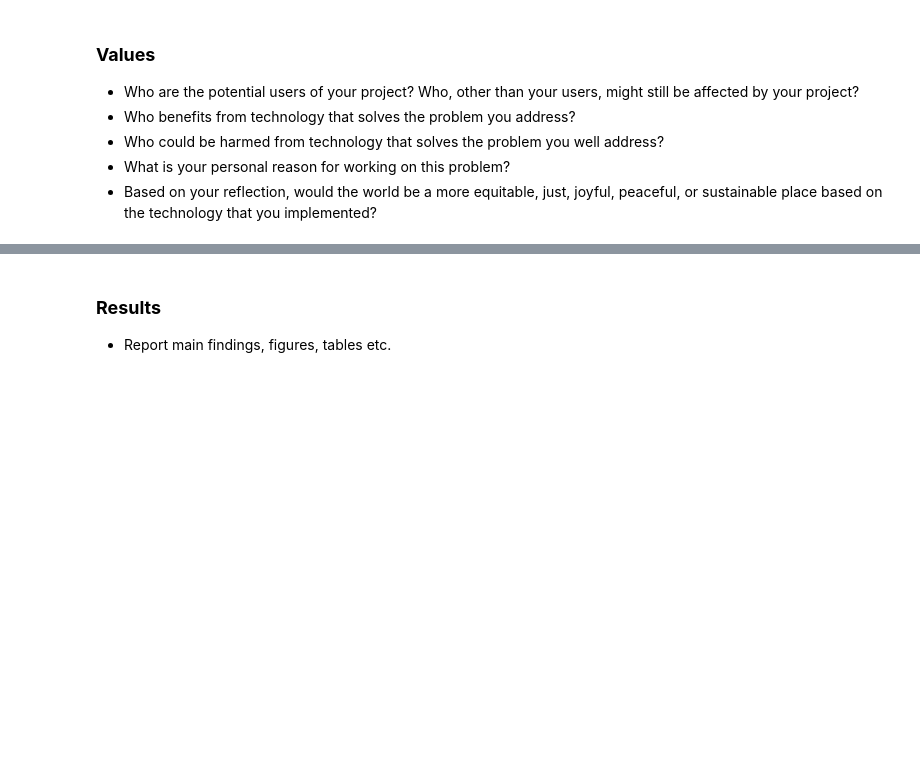
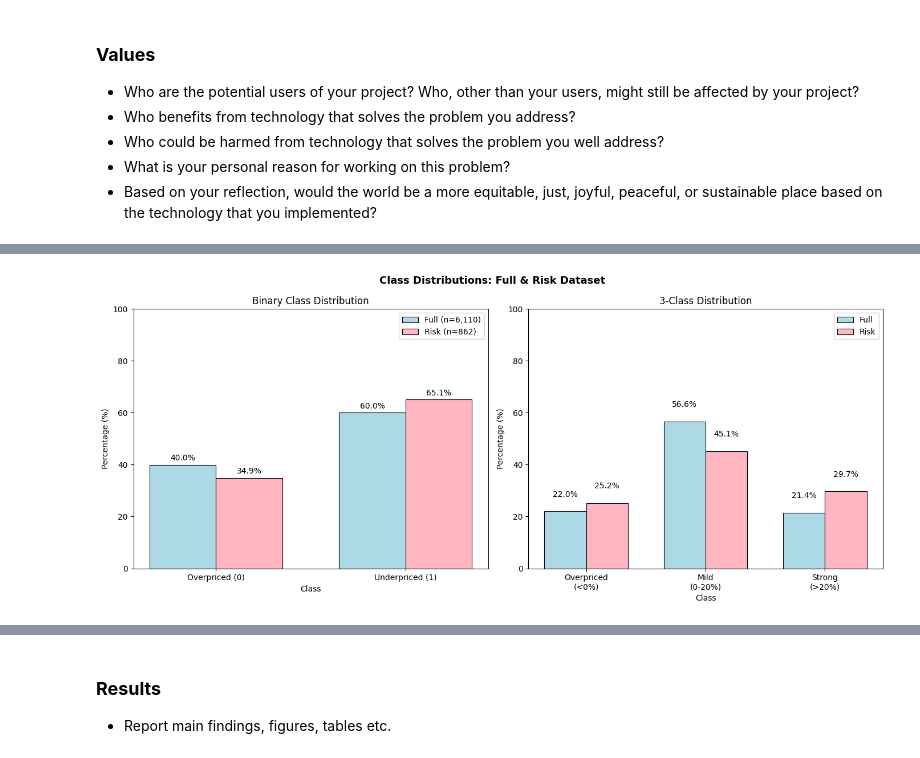
Before and after one commit to A-Kester/ipologists, a Jupyter notebook: report.ipynb, the cells around one changed output, grey strips where cells are left out. Saved outputs shown, nothing was run; the diff lists cells and outputs as text; code cells hidden in the pictures; blank space fills up the shorter version.

```diff
--- a/report.ipynb
+++ b/report.ipynb
@@ -51,0 +96,55 @@ risk = pd.read_csv('data/final/dataset_with_risk.csv')
+# %%
+import matplotlib.pyplot as plt
+import numpy as np
+from src.pipeline import three_class
+
+full_3c= three_class(full)
+risk_3c = three_class(risk)
+
+fig, axes = plt.subplots(1,2,figsize=(14,6))
+fig.suptitle("Class Distributions: Full & Risk Dataset", fontsize=13, fontweight = "bold")
+width=0.35
+ax1= axes[0]
+x=np.arange(2)
+full_binary = full["underpriced"].value_counts().sort_index() / len(full) *100
+risk_binary = risk["underpriced"].value_counts().sort_index() / len(risk) *100
+
+bars1 = ax1.bar(x - width/2, full_binary.values, width, label="Full (n=6,110)", color="lightblue", edgecolor="black", linewidth=0.8)
+bars2 = ax1.bar(x + width/2, risk_binary.values, width, label="Risk (n=862)",color="lightpink", edgecolor="black", linewidth=0.8)
+
+ax1.set_title("Binary Class Distribution")
+ax1.set_xlabel("Class")
+ax1.set_ylabel("Percentage (%)")
+ax1.set_xticks(x)
+ax1.set_xticklabels(["Overpriced (0)", "Underpriced (1)"])
+ax1.set_ylim(0, 100)
+ax1.legend()
+
+for bar, pct in zip(bars1, full_binary.values):
+    ax1.text(bar.get_x() + bar.get_width()/2, bar.get_height() + 1, f'{pct:.1f}%', ha='center', va='bottom', fontsize=10)
+for bar, pct in zip(bars2, risk_binary.values):
+    ax1.text(bar.get_x() + bar.get_width()/2, bar.get_height() + 1,f'{pct:.1f}%', ha='center', va='bottom', fontsize=10)
+ax2 = axes[1]
+x = np.arange(3)
+full_3class = full_3c["three_class"].value_counts().sort_index() / len(full_3c) * 100
+risk_3class = risk_3c["three_class"].value_counts().sort_index() / len(risk_3c) * 100
+
+bars3 = ax2.bar(x - width/2, full_3class.values, width, label="Full", color="lightblue", edgecolor="black", linewidth=0.8)
+bars4 = ax2.bar(x + width/2, risk_3class.values, width, label="Risk", color="lightpink", edgecolor="black", linewidth=0.8)
+ax2.set_title("3-Class Distribution")
+ax2.set_xlabel("Class")
+ax2.set_ylabel("Percentage (%)")
+ax2.set_xticks(x)
+ax2.set_xticklabels(["Overpriced\n(<0%)", "Mild\n(0-20%)", "Strong\n(>20%)"])
+ax2.set_ylim(0, 100)
+ax2.legend()
+
+for bar, pct in zip(bars3, full_3class.values):
+    ax2.text(bar.get_x() + bar.get_width()/2, bar.get_height() + 5,f'{pct:.1f}%', ha='center', va='bottom', fontsize=10)
+for bar, pct in zip(bars4, risk_3class.values):
+    ax2.text(bar.get_x() + bar.get_width()/2, bar.get_height() + 5,f'{pct:.1f}%', ha='center', va='bottom', fontsize=10)
+
+plt.tight_layout()
+plt.show()
+# %% [output]
+[figure, added]
```
Also changed, not shown: parts of 19 cells of this notebook, 2 other files.
